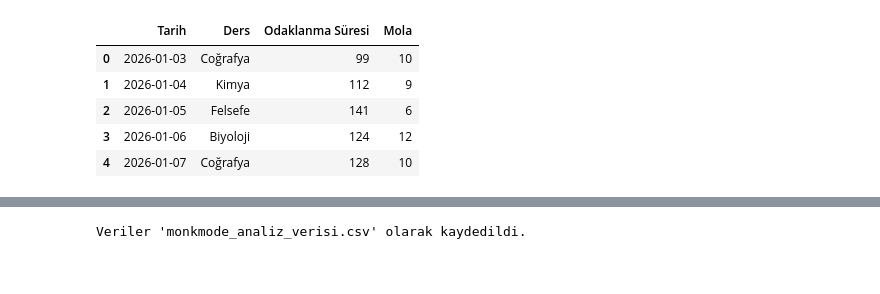
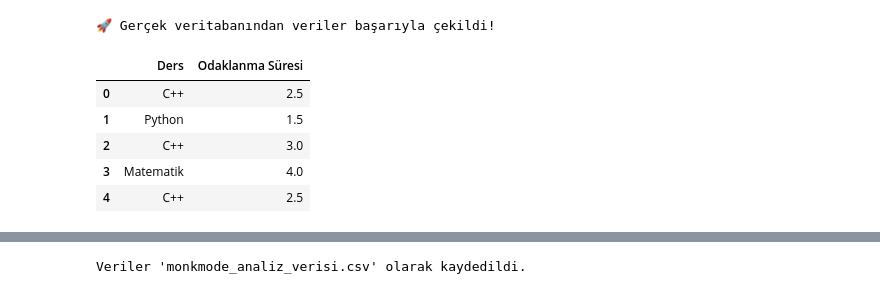
Before and after one commit to 4kuji/MonkMode, a Jupyter notebook: MonkMode-analytics/analytics/mock_data_test.ipynb.ipynb, the cells around one changed output, grey strips where cells are left out. Cells and saved outputs as stored; diff of their text form; code cells hidden in the pictures.

```diff
--- a/MonkMode-analytics/analytics/mock_data_test.ipynb.ipynb
+++ b/MonkMode-analytics/analytics/mock_data_test.ipynb.ipynb
@@ -3,25 +3,50 @@ import pandas as pd #Allahın belası DataFrame'i jupyter'de daha güzel gözük
 import numpy as np
 # %%
 np.random.seed(42) #Gruptaki herkesin aynı rastgele değerleri görmesi için.
+# %%
+import sqlite3
+import pandas as pd
+
+# 1. Veritabanına bağlantı aç
+conn = sqlite3.connect('db.sqlite3')
+
+# 2. SQL Sorgusunu Hazırla (Tarih olmadığı için sadece Ders ve Süre'yi çekiyoruz)
+sorgu = """
+    SELECT
+        c.name AS Ders,
+        fs.duration AS "Odaklanma Süresi"
+    FROM FocusSession fs
+    JOIN Category c ON fs.category_id = c.id
+"""
+
+# 3. Pandas ile sorguyu çalıştır ve DataFrame (df) oluştur
+df = pd.read_sql_query(sorgu, conn)
+
+# 4. Veritabanı bağlantısını kapat
+conn.close()
+
+print("🚀 Gerçek veritabanından veriler başarıyla çekildi!")
+display(df.head())
+# %% [output]
+🚀 Gerçek veritabanından veriler başarıyla çekildi!
+|  | Ders | Odaklanma Süresi |
+| 0 | C++ | 2.5 |
+| 1 | Python | 1.5 |
+| 2 | C++ | 3.0 |
+| 3 | Matematik | 4.0 |
+| 4 | C++ | 2.5 |
 # %%
-dersler= ["Matematik", "Türkçe", "Fizik", "Kimya", "Biyoloji", "Tarih", "Coğrafya", "Felsefe", "Din" ]
+# dersler= ["Matematik", "Türkçe", "Fizik", "Kimya", "Biyoloji", "Tarih", "Coğrafya", "Felsefe", "Din" ]
 
-data= {
-    "Tarih" : pd.date_range(start="01.03.2026", periods=7), # Periyotun aylık olmasından ziyade haftalık olmasının çalışma analizi bakımından daha faydalı olduğunu düşünüyorum.
-    "Ders" : np.random.choice(dersler, 7),
-    "Odaklanma Süresi" : np.random.randint(25,200,7), #Bir çalışma periyotunu 25 dk aldım, en fazla 8 tane yapılabilir.
-    "Mola" : np.random.randint(5,15,7)
-}
+# data= {
+#     "Tarih" : pd.date_range(start="01.03.2026", periods=7), # Periyotun aylık olmasından ziyade haftalık olmasının çalışma analizi bakımından daha faydalı olduğunu düşünüyorum.
+#     "Ders" : np.random.choice(dersler, 7),
+#     "Odaklanma Süresi" : np.random.randint(25,200,7), #Bir çalışma periyotunu 25 dk aldım, en fazla 8 tane yapılabilir.
+#     "Mola" : np.random.randint(5,15,7)
+# }
 
-df = pd.DataFrame(data)
-df.head()
+# df = pd.DataFrame(data)
+# df.head()
-# %% [output]
-|  | Tarih | Ders | Odaklanma Süresi | Mola |
-| 0 | 2026-01-03 | Coğrafya | 99 | 10 |
-| 1 | 2026-01-04 | Kimya | 112 | 9 |
-| 2 | 2026-01-05 | Felsefe | 141 | 6 |
-| 3 | 2026-01-06 | Biyoloji | 124 | 12 |
-| 4 | 2026-01-07 | Coğrafya | 128 | 10 |
 # %%
 ders_analiz= df.groupby("Ders")["Odaklanma Süresi"].sum().sort_values(ascending=False) #En fazla çalışılan dersten en az çalışılan derse göre bir sıralama.
 print("Derslere kaç dakika çalışmışım?")
```
Also changed, not shown: parts of 6 cells of this notebook, 1 other file.
